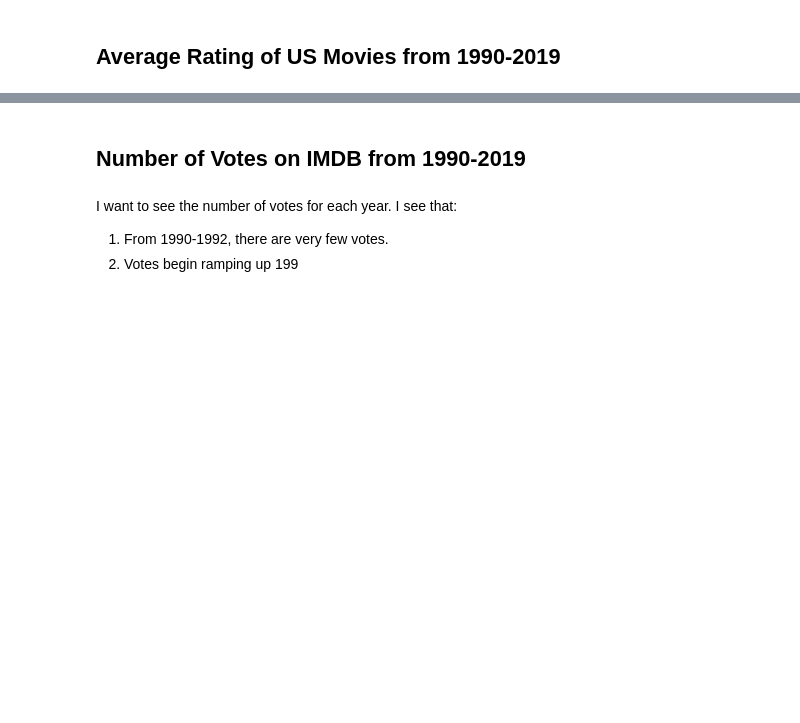
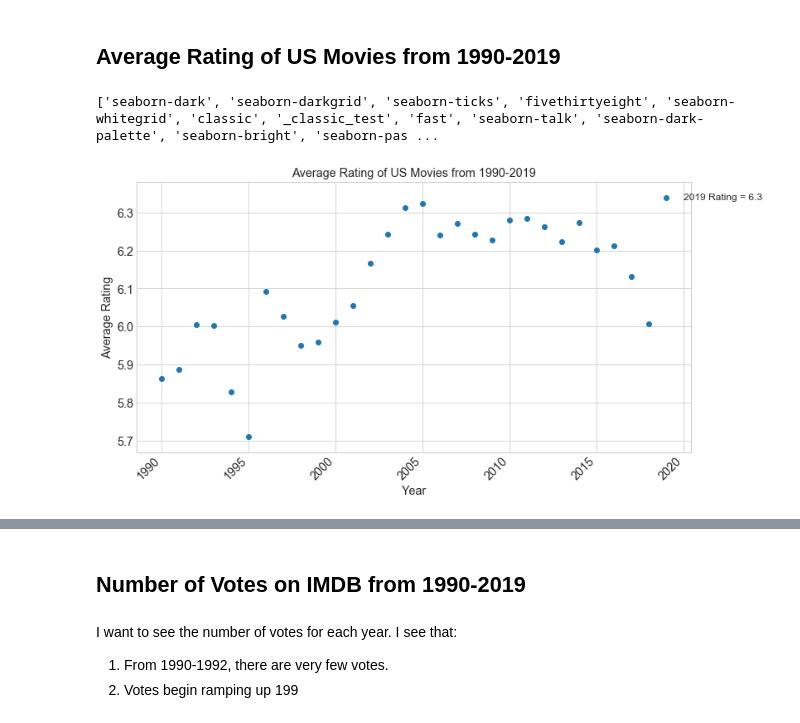
Before and after one commit to chrispfchung/moviecomparison, a Jupyter notebook: EDA IMDB.ipynb, the cells around one changed output, grey strips where cells are left out. Saved outputs shown, nothing was run; the diff lists cells and outputs as text; code cells hidden in the pictures; blank space fills up the shorter version.

```diff
--- a/EDA IMDB.ipynb
+++ b/EDA IMDB.ipynb
@@ -28,0 +29,3 @@ df.head()
+# %%
+# load in our dataframe with movies from 1990s to 2019 using pickle
+df = pd.read_pickle('results.pkl')
@@ -31,23 +44,35 @@ df.head()
 # %%
 # Combined average rating of every move at every year
 allyears_ratings = df.groupby('startYear', as_index=False)['averageRating'].mean() #as_index=True to output Series
 
 # Choose style
 print(plt.style.available)
 plt.style.use('seaborn-whitegrid')
 
 # Create fig,ax object and set scaffold
 fig, ax = plt.subplots(figsize=(12,6))
 ax.set(title='Average Rating of US Movies from 1990-2019', xlabel = 'Year', ylabel = 'Average Rating')
 
 # Format labels
 labels = ax.get_xticklabels()
 plt.setp(labels, horizontalalignment = 'right', rotation=45,)
 
 # annotate graph to label 'new companies'
 thisyear_ratings = allyears_ratings[allyears_ratings['startYear']==2019]['averageRating']
 # add average rating next to 2019 point,
 ax.text(2020, thisyear_ratings, '2019 Rating = %s'%(np.round(thisyear_ratings[29], 1)), fontsize=12, verticalalignment='center') #29 yrs since 1990
 
 # Plot Graph
 ax.scatter(allyears_ratings['startYear'], allyears_ratings['averageRating']);
+
+# Adjust all sizes of Labels
+params = {'legend.fontsize': 'x-large',
+          'figure.figsize': (15, 5),
+         'axes.labelsize': 'x-large',
+         'axes.titlesize':'x-large',
+         'xtick.labelsize':'x-large',
+         'ytick.labelsize':'x-large'}
+plt.rcParams.update(params)
+# %% [output]
+['seaborn-dark', 'seaborn-darkgrid', 'seaborn-ticks', 'fivethirtyeight', 'seaborn-whitegrid', 'classic', '_classic_test', 'fast', 'seaborn-talk', 'seaborn-dark-palette', 'seaborn-bright', 'seaborn-pas ...
+[figure, added]
```
Also changed, not shown: parts of 24 cells of this notebook.
